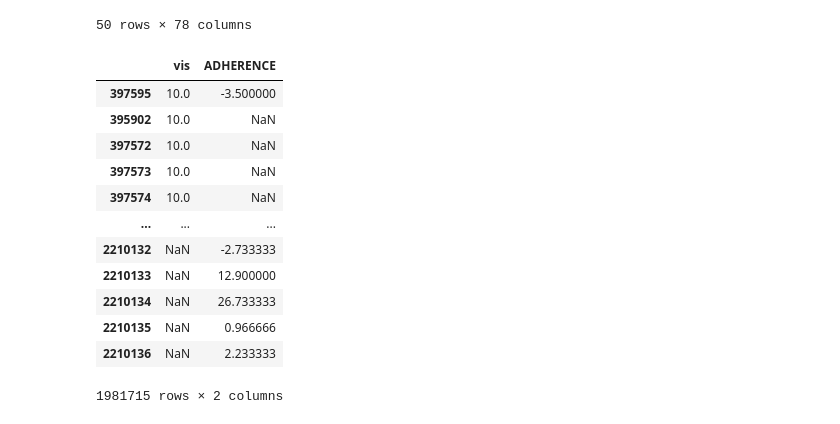
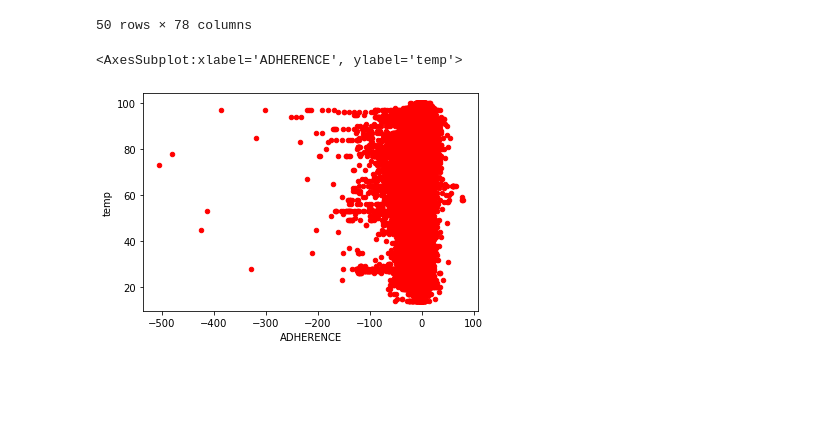
Before and after one commit to NSS-Data-Analytics-Cohort-7/wego-grumpy-concat, a Jupyter notebook: notebook/bussin_data.ipynb, the cells around one changed output. Drawn from its saved outputs; the diff is of its cells as text; code cells hidden in the pictures; blank space fills up the shorter version.

Commit message:
Working on Visuals

```diff
--- a/notebook/bussin_data.ipynb
+++ b/notebook/bussin_data.ipynb
@@ -94,19 +94,20 @@ mergeddfb.head(50)
 # %%
 mergeddfbtemp = mergeddfb.sort_values(by=['temp'], ascending=True)
 # %%
-a = mergeddfbtemp[['vis','ADHERENCE']]
-a
+a = mergeddfbtemp[['temp','ADHERENCE']]
+
+dataFrame = a.dropna()
+
+dataFrame.plot(
+    x='ADHERENCE',
+    y='temp',
+    kind='scatter',
+    title=None,
+    legend=False,
+    xlabel=None,
+    ylabel=None,
+    c= 'r',
+)
 # %% [output]
-|  | vis | ADHERENCE |
-| 397595 | 10.0 | -3.500000 |
-| 395902 | 10.0 | NaN |
-| 397572 | 10.0 | NaN |
-| 397573 | 10.0 | NaN |
-| 397574 | 10.0 | NaN |
-| ... | ... | ... |
-| 2210132 | NaN | -2.733333 |
-| 2210133 | NaN | 12.900000 |
-| 2210134 | NaN | 26.733333 |
-| 2210135 | NaN | 0.966666 |
-| 2210136 | NaN | 2.233333 |
-1981715 rows × 2 columns
+<AxesSubplot:xlabel='ADHERENCE', ylabel='temp'>
+[figure, added]
```
Also changed, not shown: parts of 18 cells of this notebook.
